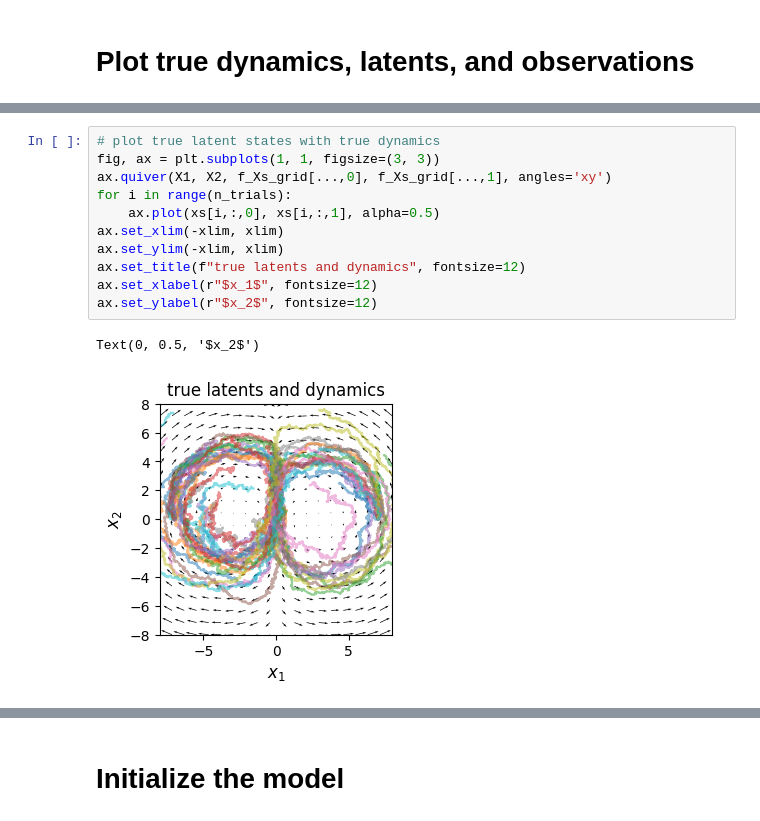
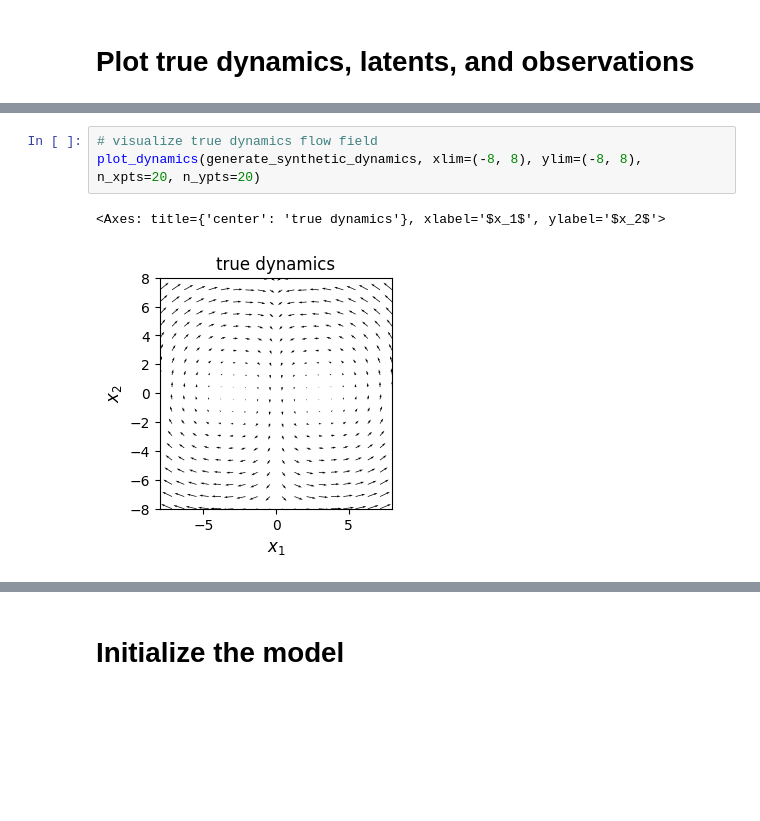
Before and after one commit to lindermanlab/gpslds, a Jupyter notebook: synthetic_data_demo.ipynb, the cells around one changed output, grey strips where cells are left out. Cells and saved outputs as stored; diff of their text form; blank space fills up the shorter version.

```diff
--- a/synthetic_data_demo.ipynb
+++ b/synthetic_data_demo.ipynb
@@ -70,14 +129,6 @@ Text(0, 0.5, '$x_2$')
-# %%
-# plot true latent states with true dynamics
-fig, ax = plt.subplots(1, 1, figsize=(3, 3))
-ax.quiver(X1, X2, f_Xs_grid[...,0], f_Xs_grid[...,1], angles='xy')
-for i in range(n_trials):
-    ax.plot(xs[i,:,0], xs[i,:,1], alpha=0.5)
-ax.set_xlim(-xlim, xlim)
-ax.set_ylim(-xlim, xlim)
-ax.set_title(f"true latents and dynamics", fontsize=12)
-ax.set_xlabel(r"$x_1$", fontsize=12)
-ax.set_ylabel(r"$x_2$", fontsize=12)
-# %% [output]
-Text(0, 0.5, '$x_2$')
-[figure, removed]
+# %%
+# visualize true dynamics flow field
+plot_dynamics(generate_synthetic_dynamics, xlim=(-8, 8), ylim=(-8, 8), n_xpts=20, n_ypts=20)
+# %% [output]
+<Axes: title={'center': 'true dynamics'}, xlabel='$x_1$', ylabel='$x_2$'>
+[figure, added]
```
Also changed, not shown: parts of 24 cells of this notebook.
